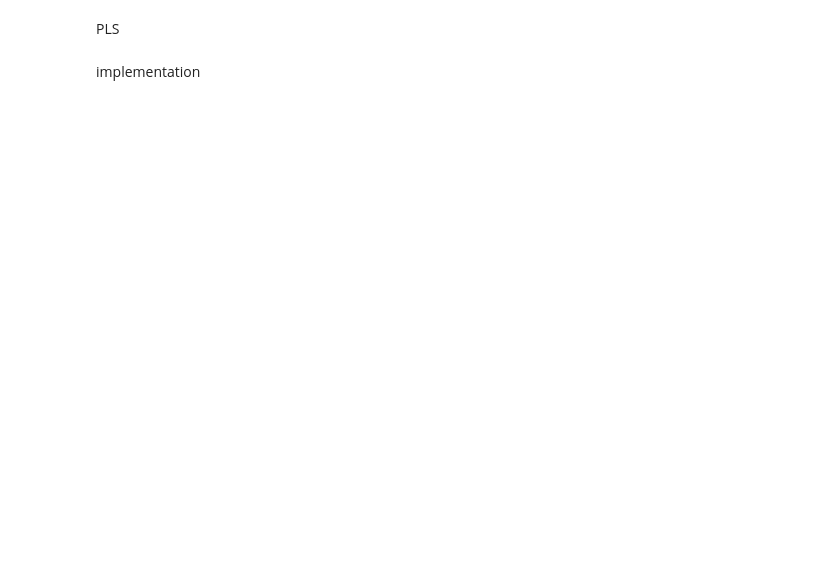
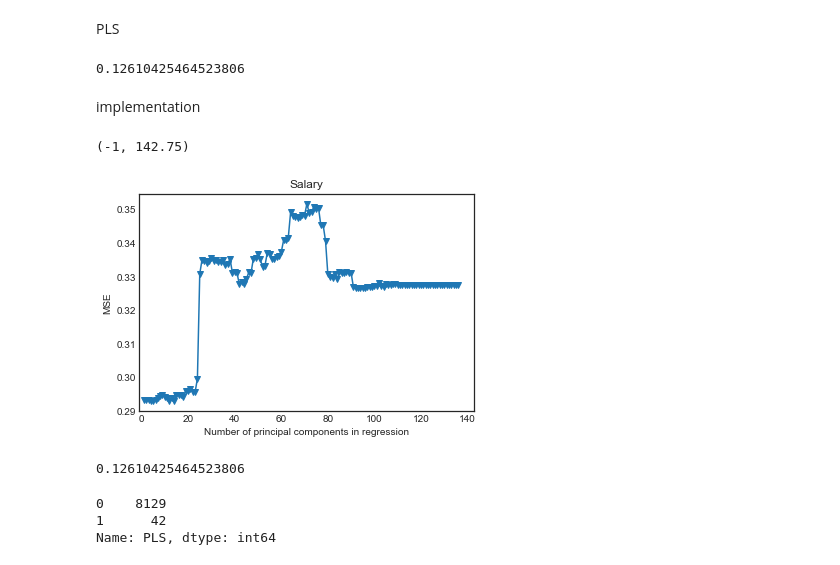
Before and after one commit to hyunkikim3/outside_trader, a Jupyter notebook: method/PCR_PLS_final.ipynb, the cells around one changed output. Saved outputs shown, nothing was run; the diff lists cells and outputs as text; code cells hidden in the pictures; blank space fills up the shorter version.

```diff
--- a/method/PCR_PLS_final.ipynb
+++ b/method/PCR_PLS_final.ipynb
@@ -196,28 +215,30 @@ def find_pls(num):
 # %%
-n_pls = find_pls(66)
-pls = PLSRegression(n_components=52)
-pls.fit(scale(X_train), y_train_0)
+pls = PLSRegression(n_components = n_pls + 1)
+pls.fit(scale(X_train), y_train)
 y_pred_pls = pls.predict(scale(X_test))
 y_pred_pls = np.reshape(y_pred_pls, y_pred_pls.shape[0])
 y_port = y_test_in[y_pred_pls >= .5]
 y_port.mean()
+# %% [output]
+0.12610425464523806
 # %% [markdown]
 implementation
 # %%
 n = len(X_train)
 
 # 10-fold CV, with shuffle
 kf_10 = KFold(n_splits= 10, shuffle=False, random_state=1)
 
-mse = []
-
-for i in np.arange(1, 66):
-    pls = PLSRegression(n_components=i)
-    score = cross_val_score(pls, scale(X_train), y_train_0, cv=kf_10, scoring='neg_mean_squared_error').mean()
-    mse.append(-score)
-
-plt.plot(np.arange(1, 66), np.array(mse), '-v')
+plt.plot(np.arange(1, 137), np.array(mse), '-v')
 plt.xlabel('Number of principal components in regression')
 plt.ylabel('MSE')
 plt.title('Salary')
 plt.xlim(xmin=-1)
+# %% [output]
+(-1, 142.75)
+[figure, added]
+# %%
+y_port.shape
+y_port.mean()
+# %% [output]
+0.12610425464523806
@@ -223,0 +249,6 @@ plt.xlim(xmin=-1)
+# %%
+PLS_mod['PLS'].value_counts()
+# %% [output]
+0    8129
+1      42
+Name: PLS, dtype: int64
```
Also changed, not shown: parts of 32 cells of this notebook, 4 other files.
